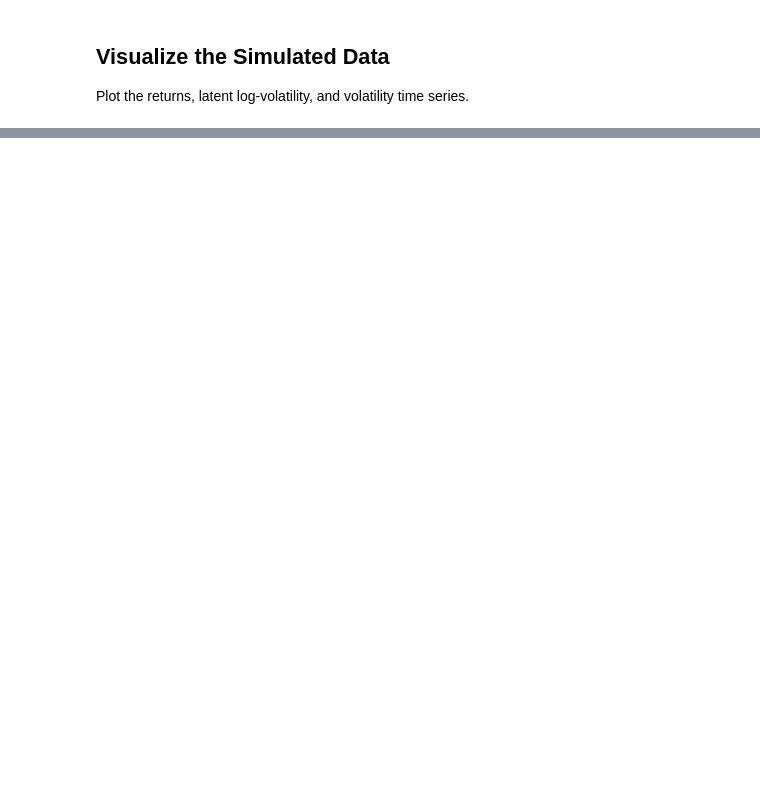
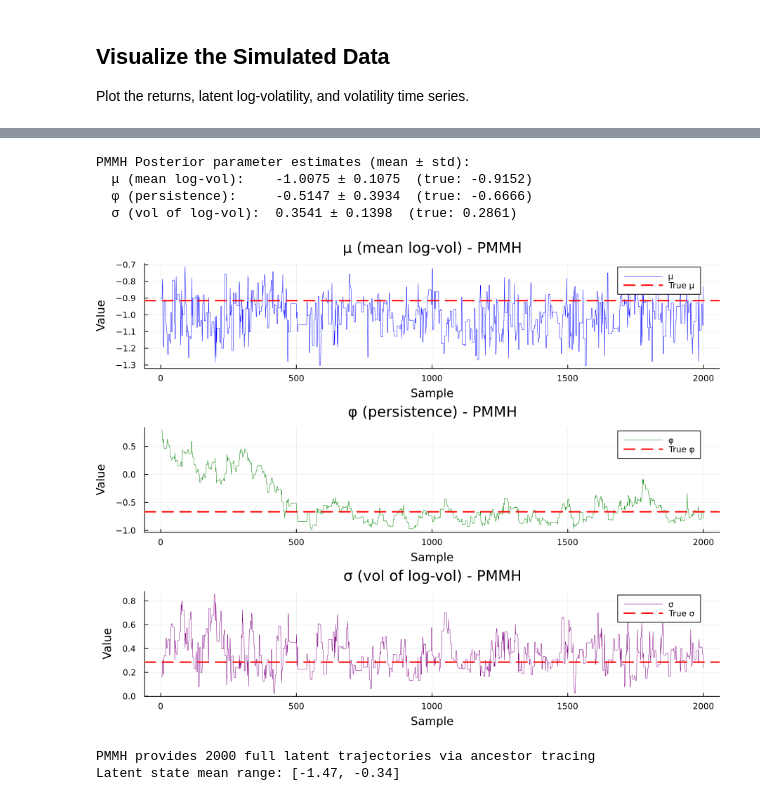
Before and after one commit to squarerootminusone/pmi, a Jupyter notebook: ivan/stochastic_volatility_submission.ipynb, the cells around one changed output, grey strips where cells are left out. Saved outputs shown, nothing was run; the diff lists cells and outputs as text; code cells hidden in the pictures; blank space fills up the shorter version.

```diff
--- a/ivan/stochastic_volatility_submission.ipynb
+++ b/ivan/stochastic_volatility_submission.ipynb
@@ -144,0 +953,46 @@ plot(p1, p2, p3, layout=(3, 1), size=(900, 700), legend=:topright)
+# %%
+# Extract parameters from PMMH posterior samples
+μs_pmmh = [s.μ for s in samples_pmmh]
+φs_pmmh = [s.φ for s in samples_pmmh]
+σs_pmmh = [s.σ for s in samples_pmmh]
+
+println("PMMH Posterior parameter estimates (mean ± std):")
+println("  μ (mean log-vol):    $(round(mean(μs_pmmh), digits=4)) ± $(round(std(μs_pmmh), digits=4))  (true: $(round(true_params.μ, digits=4)))")
+println("  φ (persistence):     $(round(mean(φs_pmmh), digits=4)) ± $(round(std(φs_pmmh), digits=4))  (true: $(round(true_params.φ, digits=4)))")
+println("  σ (vol of log-vol):  $(round(mean(σs_pmmh), digits=4)) ± $(round(std(σs_pmmh), digits=4))  (true: $(round(true_params.σ, digits=4)))")
+# %% [output]
+PMMH Posterior parameter estimates (mean ± std):
+  μ (mean log-vol):    -1.0075 ± 0.1075  (true: -0.9152)
+  φ (persistence):     -0.5147 ± 0.3934  (true: -0.6666)
+  σ (vol of log-vol):  0.3541 ± 0.1398  (true: 0.2861)
+# %%
+# Trace plots for PMMH diagnostics
+p1 = plot(μs_pmmh, label="μ", xlabel="Sample", ylabel="Value",
+          title="μ (mean log-vol) - PMMH", linewidth=0.5, color=:blue)
+hline!(p1, [true_params.μ], label="True μ", linestyle=:dash, color=:red, linewidth=2)
+
+p2 = plot(φs_pmmh, label="φ", xlabel="Sample", ylabel="Value",
+          title="φ (persistence) - PMMH", linewidth=0.5, color=:green)
+hline!(p2, [true_params.φ], label="True φ", linestyle=:dash, color=:red, linewidth=2)
+
+p3 = plot(σs_pmmh, label="σ", xlabel="Sample", ylabel="Value",
+          title="σ (vol of log-vol) - PMMH", linewidth=0.5, color=:purple)
+hline!(p3, [true_params.σ], label="True σ", linestyle=:dash, color=:red, linewidth=2)
+
+plot(p1, p2, p3, layout=(3, 1), size=(900, 700), legend=:topright)
+# %% [output]
+[figure, added]
+# %%
+# Extract latent states from PMMH posterior samples
+# PMMH already provides full trajectories via ancestor tracing!
+h_samples_pmmh = [s.h for s in samples_pmmh]
+
+# Compute mean and std of latent states
+h_pmmh = [mean([h[t] for h in h_samples_pmmh]) for t in 1:T]
+h_pmmh_std = [std([h[t] for h in h_samples_pmmh]) for t in 1:T]
+
+println("PMMH provides $(length(h_samples_pmmh)) full latent trajectories via ancestor tracing")
+println("Latent state mean range: [$(round(minimum(h_pmmh), digits=2)), $(round(maximum(h_pmmh), digits=2))]")
+# %% [output]
+PMMH provides 2000 full latent trajectories via ancestor tracing
+Latent state mean range: [-1.47, -0.34]
```
Also changed, not shown: parts of 37 cells of this notebook, 1 other file.
